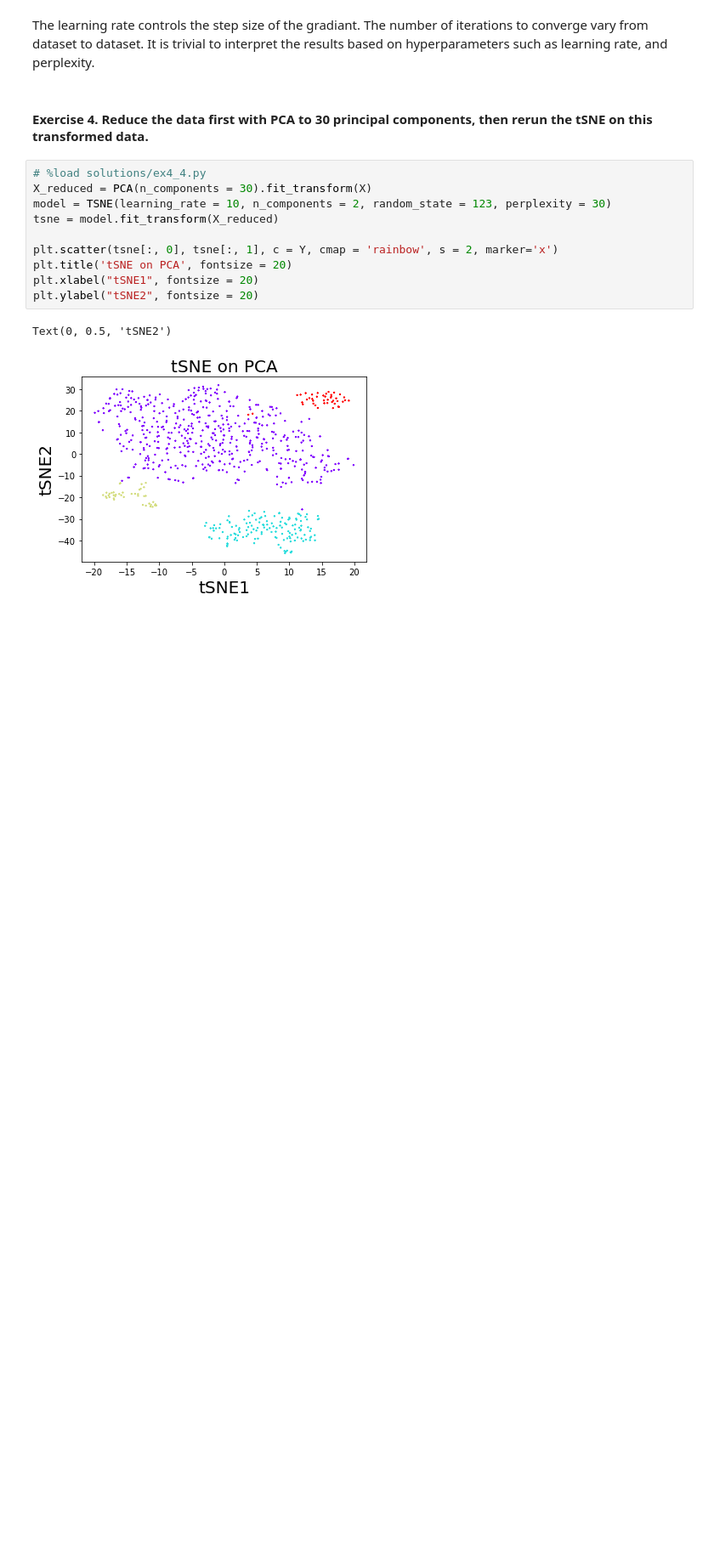
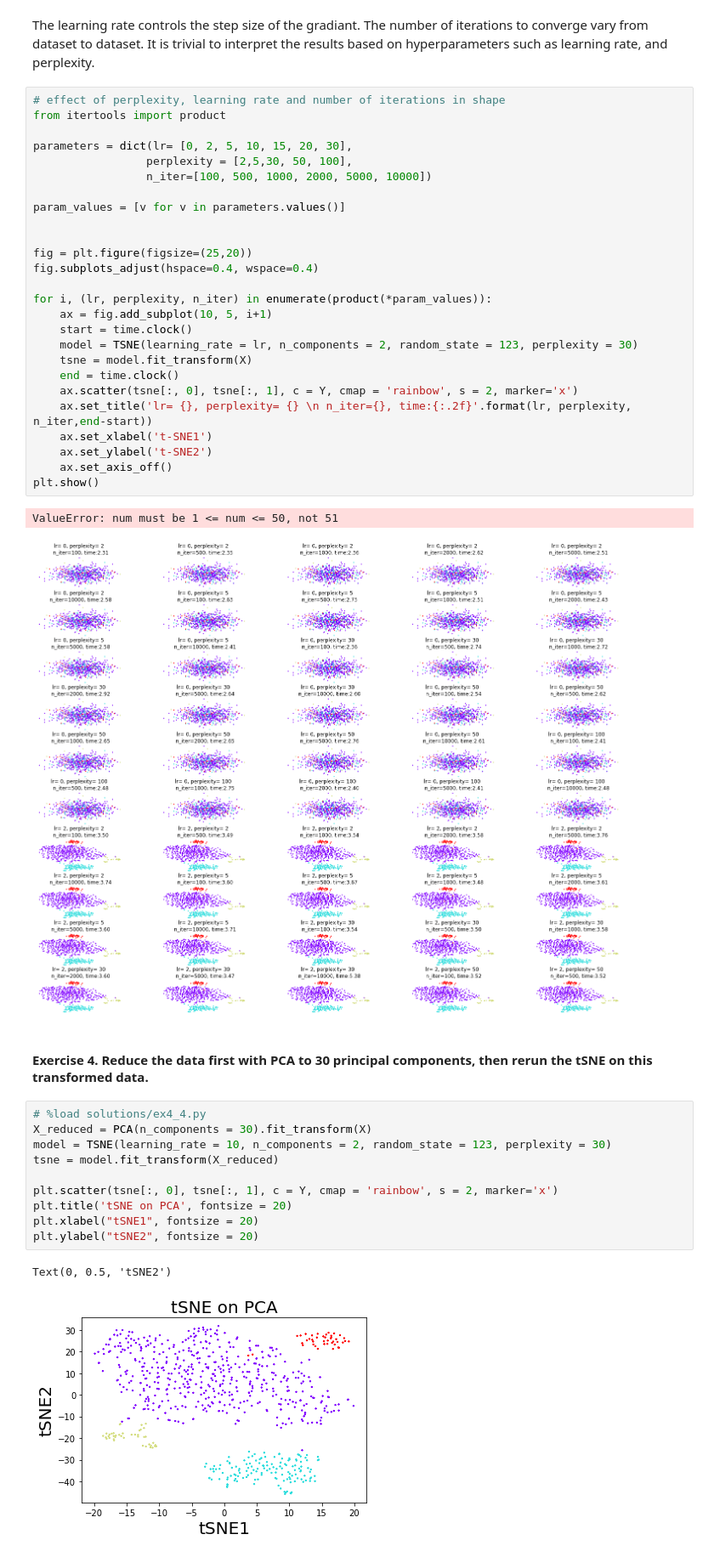
Before and after one commit to KalleSep/CBM2-project, a Jupyter notebook: breast_cancer_subtype_classifcication.ipynb, the cells around one changed output. Shown at 85% size. Drawn from its saved outputs; the diff is of its cells as text; blank space fills up the shorter version.

```diff
--- a/breast_cancer_subtype_classifcication.ipynb
+++ b/breast_cancer_subtype_classifcication.ipynb
@@ -269,5 +272,34 @@ plt.show()
 # %% [markdown]
 The learning rate controls the step size of the gradiant. The number of iterations to converge vary from dataset to dataset. It is trivial to interpret the results based on hyperparameters such as learning rate, and perplexity.
+# %%
+# effect of perplexity, learning rate and number of iterations in shape
+from itertools import product
+
+parameters = dict(lr= [0, 2, 5, 10, 15, 20, 30],
+                 perplexity = [2,5,30, 50, 100],
+                 n_iter=[100, 500, 1000, 2000, 5000, 10000])
+
+param_values = [v for v in parameters.values()]
+
+
+fig = plt.figure(figsize=(25,20))
+fig.subplots_adjust(hspace=0.4, wspace=0.4)
+
+for i, (lr, perplexity, n_iter) in enumerate(product(*param_values)):
+    ax = fig.add_subplot(10, 5, i+1)
+    start = time.clock()
+    model = TSNE(learning_rate = lr, n_components = 2, random_state = 123, perplexity = 30)
+    tsne = model.fit_transform(X)
+    end = time.clock()
+    ax.scatter(tsne[:, 0], tsne[:, 1], c = Y, cmap = 'rainbow', s = 2, marker='x')
+    ax.set_title('lr= {}, perplexity= {} \n n_iter={}, time:{:.2f}'.format(lr, perplexity, n_iter,end-start))
+    ax.set_xlabel('t-SNE1')
+    ax.set_ylabel('t-SNE2')
+    ax.set_axis_off()
+plt.show()
+# %% [output]
+ValueError: num must be 1 <= num <= 50, not 51
+[figure, added]
 # %% [markdown]
 #### Exercise 4. Reduce the data first with PCA to 30 principal components, then rerun the tSNE on this transformed data.
 # %%
```
Also changed, not shown: parts of 6 cells of this notebook.
